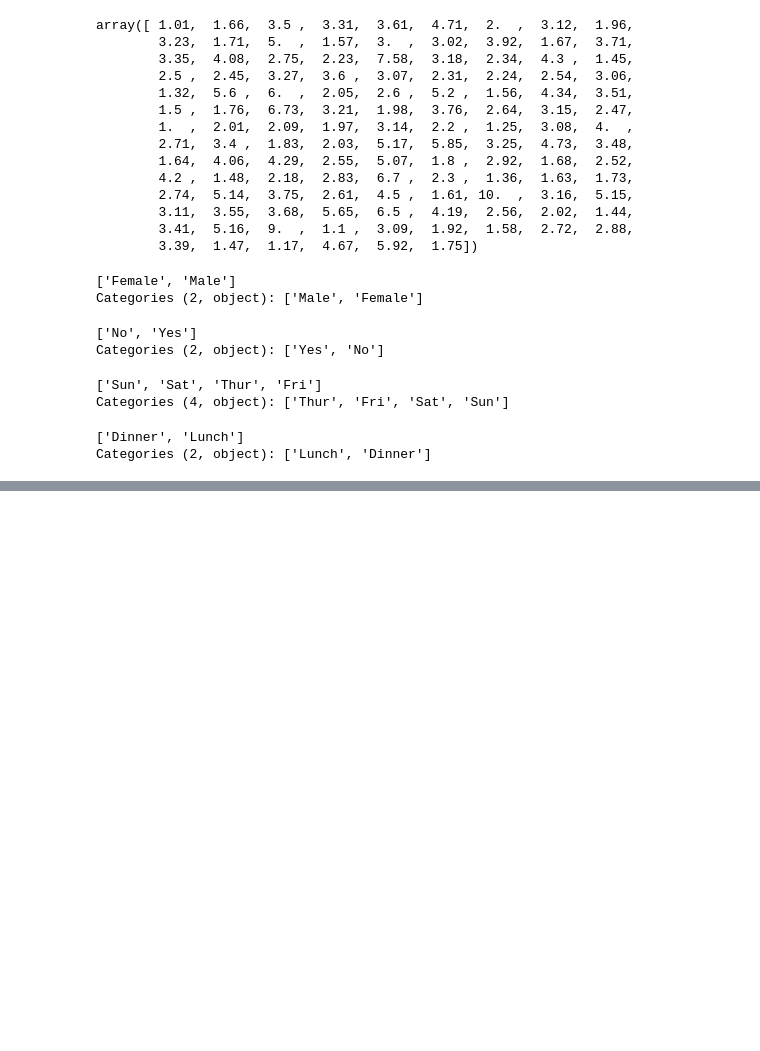
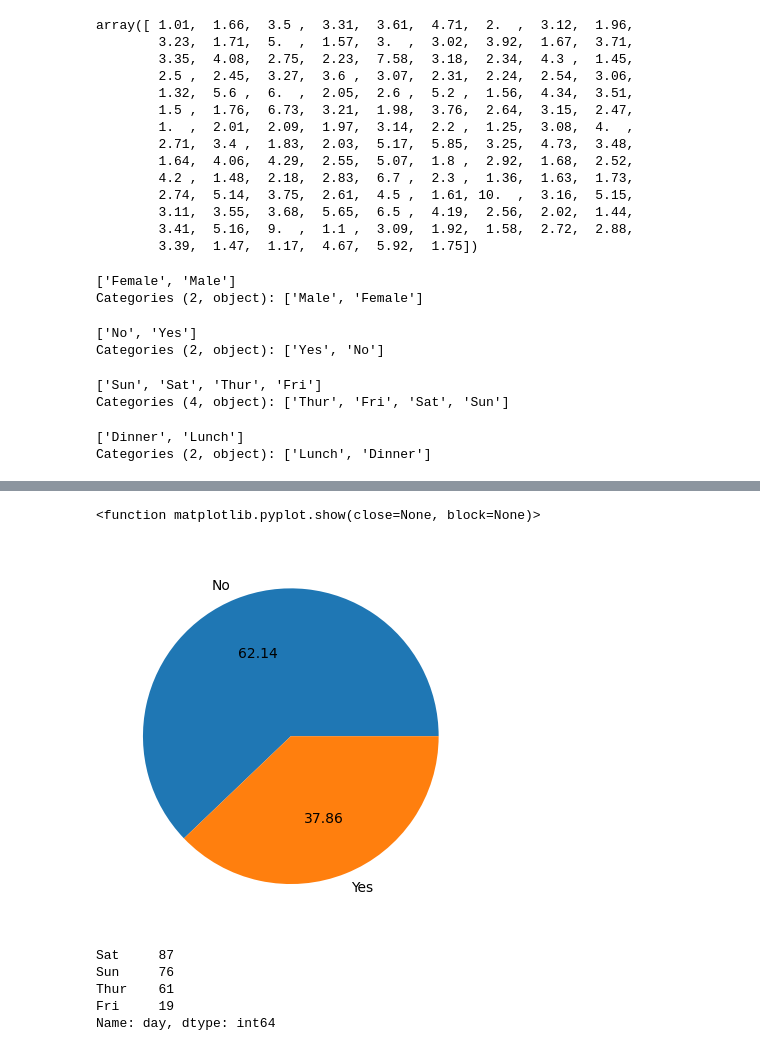
Before and after one commit to Abdul1302/Machine-Learning, a Jupyter notebook: Neural Networks/Regression With ANN On Tips DataSet.ipynb, the cells around one changed output, grey strips where cells are left out. Saved outputs shown, nothing was run; the diff lists cells and outputs as text; code cells hidden in the pictures; blank space fills up the shorter version.

```diff
--- a/Neural Networks/Regression With ANN On Tips DataSet.ipynb
+++ b/Neural Networks/Regression With ANN On Tips DataSet.ipynb
@@ -119,0 +147,15 @@ Categories (2, object): ['Lunch', 'Dinner']
+# %%
+plt.pie(value_count,labels=["No","Yes"],autopct='%0.2f')
+plt.show
+# %% [output]
+<function matplotlib.pyplot.show(close=None, block=None)>
+[figure, added]
+# %%
+value_count=df.day.value_counts()
+value_count
+# %% [output]
+Sat     87
+Sun     76
+Thur    61
+Fri     19
+Name: day, dtype: int64
```
Also changed, not shown: parts of 40 cells of this notebook.
